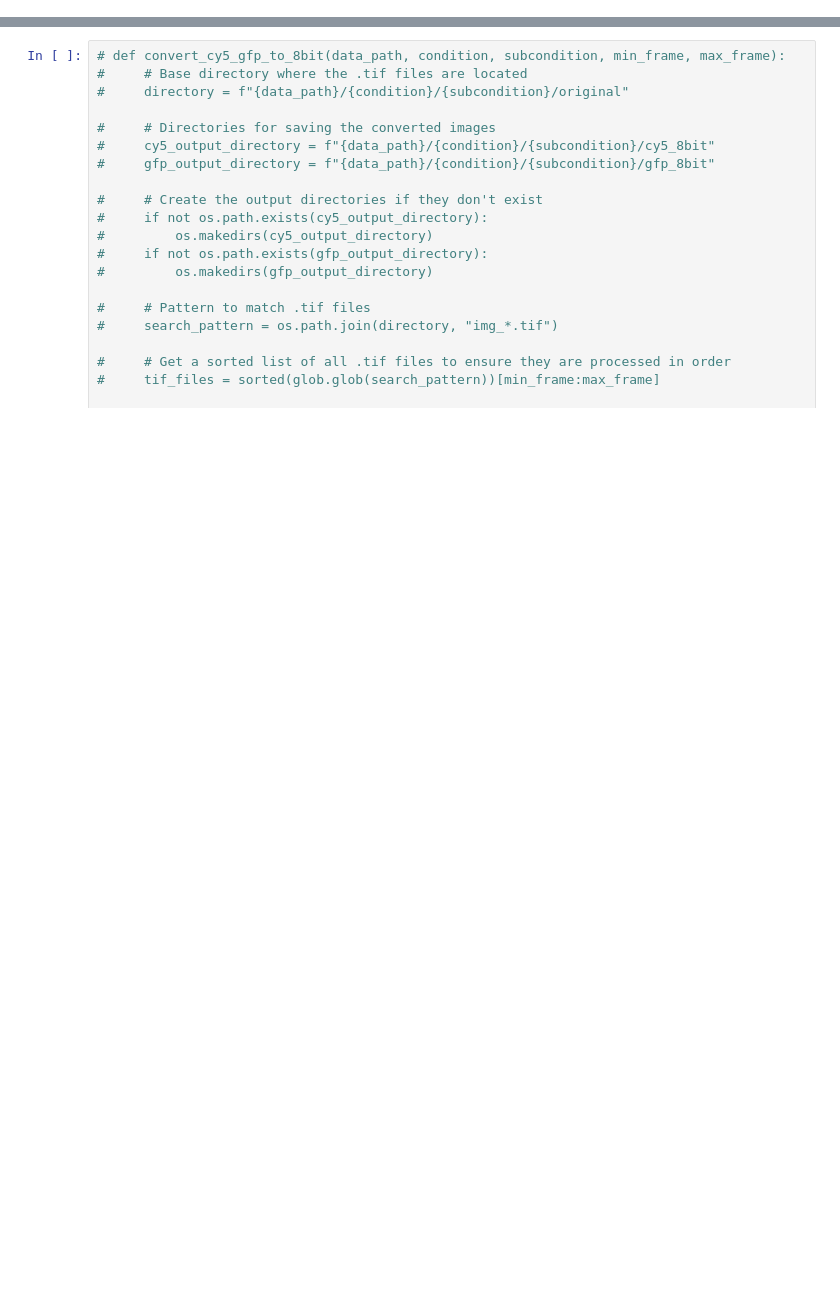
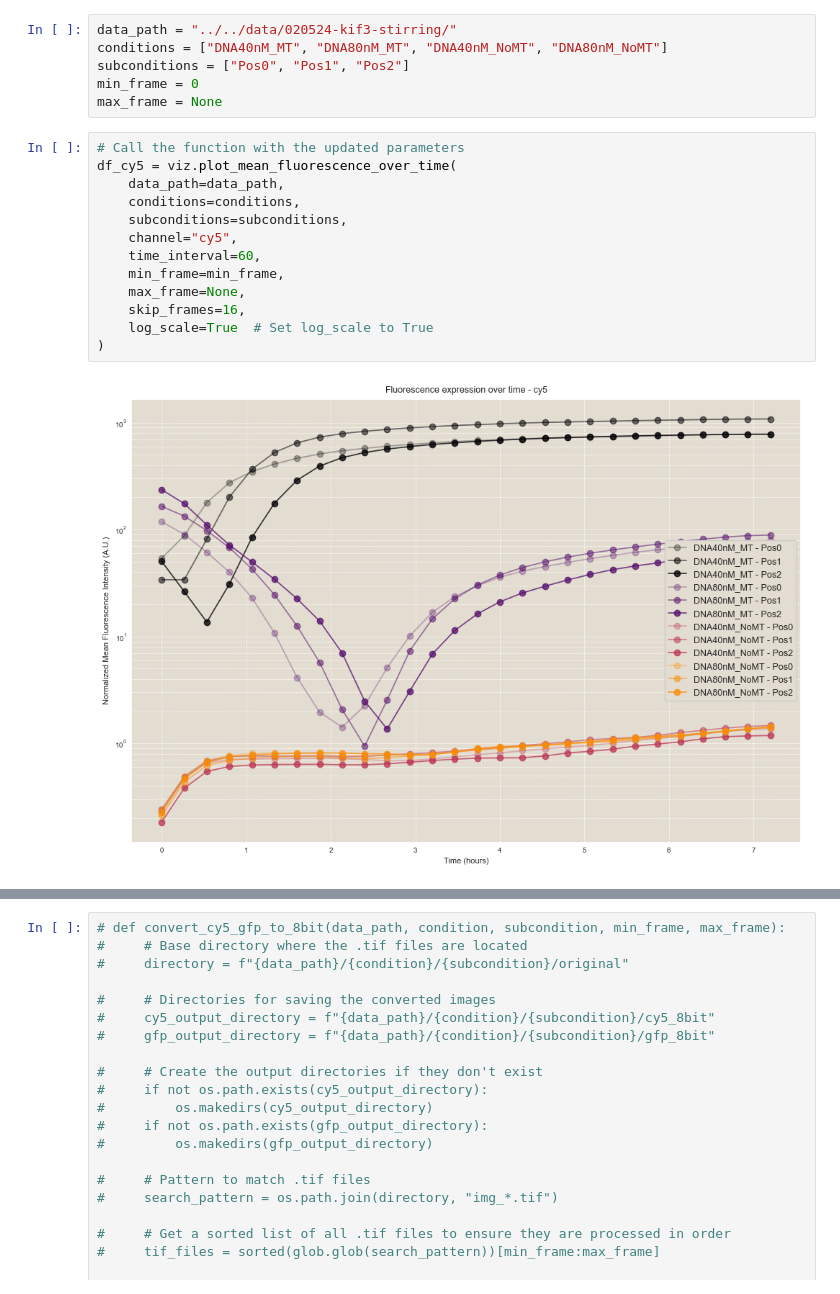
Before and after one commit to dalarios/activedrops, a Jupyter notebook: code/exploratory/kif3_stirring.ipynb, the cells around one changed output, grey strips where cells are left out. Drawn from its saved outputs; the diff is of its cells as text; blank space fills up the shorter version.

```diff
--- a/code/exploratory/kif3_stirring.ipynb
+++ b/code/exploratory/kif3_stirring.ipynb
@@ -19,0 +8,21 @@ pivdrops.set_plotting_style()
+# %%
+data_path = "../../data/020524-kif3-stirring/"
+conditions = ["DNA40nM_MT", "DNA80nM_MT", "DNA40nM_NoMT", "DNA80nM_NoMT"]
+subconditions = ["Pos0", "Pos1", "Pos2"]
+min_frame = 0
+max_frame = None
+# %%
+# Call the function with the updated parameters
+df_cy5 = viz.plot_mean_fluorescence_over_time(
+    data_path=data_path,
+    conditions=conditions,
+    subconditions=subconditions,
+    channel="cy5",
+    time_interval=60,
+    min_frame=min_frame,
+    max_frame=None,
+    skip_frames=16,
+    log_scale=True  # Set log_scale to True
+)
+# %% [output]
+[figure, added]
```
Also changed, not shown: parts of 9 cells of this notebook, 7 other files.
